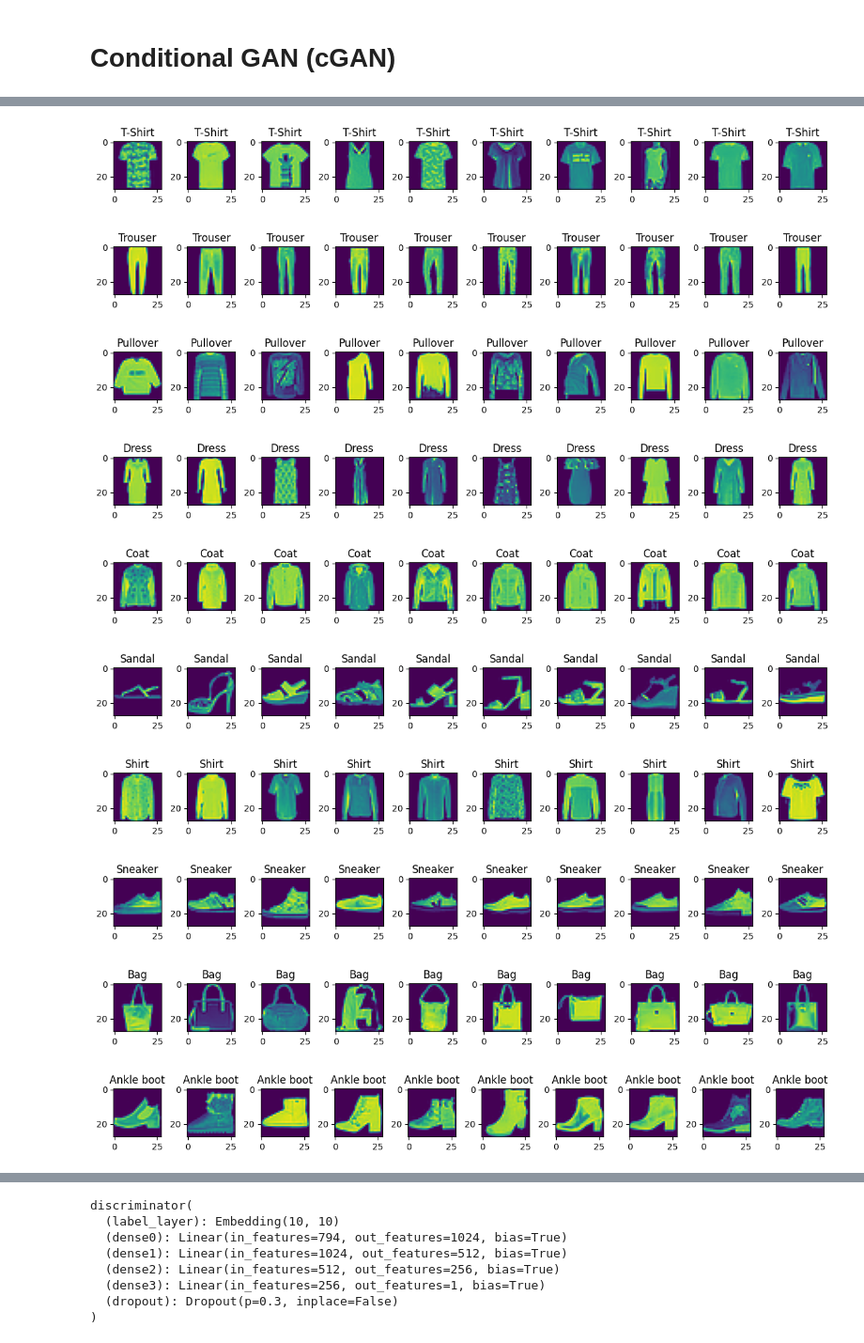
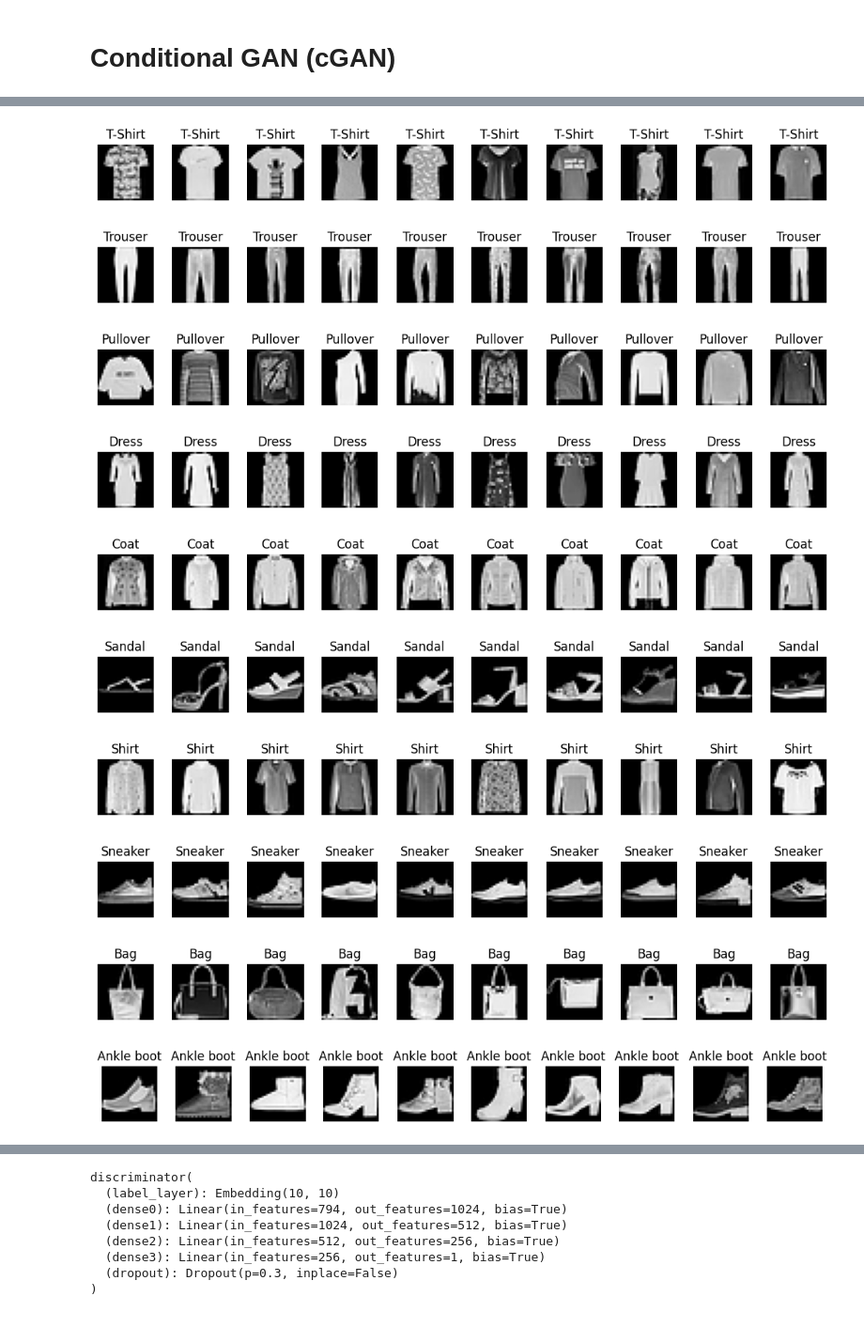
Before and after one commit to zhangwengyu999/Fashion_Image_Generation_Project, a Jupyter notebook: cGAN/cGAN.ipynb, the cells around one changed output, grey strips where cells are left out. Shown at 94% size. Drawn from its saved outputs; the diff is of its cells as text; code cells hidden in the pictures.

```diff
--- a/cGAN/cGAN.ipynb
+++ b/cGAN/cGAN.ipynb
@@ -69,28 +77,29 @@ testSamples, testImages, testLabels = loadImage(testPath)
 # %%
 # Task 1: Preprocess the fashion image dataset and visualize some example images.
 for l in range(10):
     count = 0
     for sample in trainSamples:
         if int(sample.label) == l:
             if count%10 == 0:
-                plt.figure(figsize=(15, 1))
+                plt.figure(figsize=(13, 1))
             plt.subplot(1, 10, count%10+1)
             plt.title(labelMap[int(l)])
-            plt.imshow(sample.img)
+            plt.axis('off')
+            plt.imshow(sample.img, cmap ='gray')
             count += 1
             if (count >= 10):
                 break
 # %% [output]
-[figure, old version]
+[figure, new version]
-[figure, old version]
+[figure, new version]
-[figure, old version]
+[figure, new version]
-[figure, old version]
+[figure, new version]
-[figure, old version]
+[figure, new version]
-[figure, old version]
+[figure, new version]
-[figure, old version]
+[figure, new version]
-[figure, old version]
+[figure, new version]
-[figure, old version]
+[figure, new version]
-[figure, old version]
+[figure, new version]
 # %%
 class FashionDataset(Dataset):
     def __init__(self, inImages, inLabels, transform=None):
```
Also changed, not shown: parts of 13 cells of this notebook, 12 other files.
